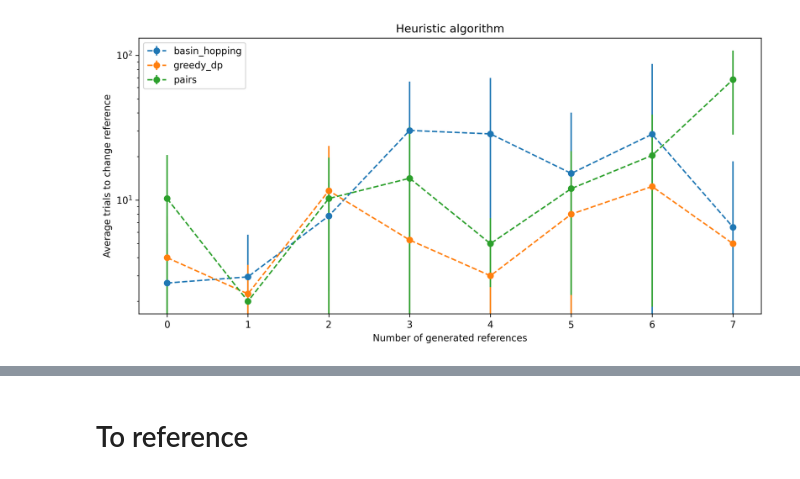
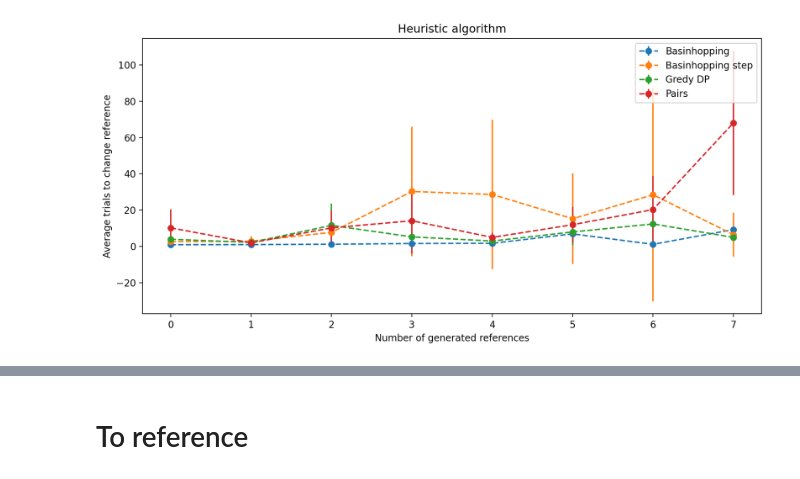
Before and after one commit to Janix4000/holes-in-elections, a Jupyter notebook: approval_l1/heuristic_to_change_next_reference_metric.ipynb, the cells around one changed output, grey strips where cells are left out. Cells and saved outputs as stored; diff of their text form; code cells hidden in the pictures.

```diff
--- a/approval_l1/heuristic_to_change_next_reference_metric.ipynb
+++ b/approval_l1/heuristic_to_change_next_reference_metric.ipynb
@@ -7,6 +8,6 @@ import plotly.express as px
 # %%
 families = ['noise', 'truncated_urn', 'euclidean', 'resampling']
-algos = ['basin_hopping', 'greedy_dp', 'pairs']
+algos = ['basin_hopping_step', 'basin_hopping', 'greedy_dp', 'pairs']
 num_trials = 10
 
 res_dir = os.path.join('results', 'heuristic_to_change_next_reference_metric', '30x60')
@@ -64,13 +150,13 @@ SyntaxError: invalid syntax (3141901050.py, line 1)
 # %%
-fig, ax = plt.subplots(dpi=300, figsize=(10, 5))
+# fig, ax = plt.subplots(dpi=300, figsize=(10, 5))
 
-for (family, algo), steps in df.groupby(level=(0, 1)):
-    xs = steps.index.get_level_values(-1)
-    ax.errorbar(xs, steps['mean'], steps['std'], label=f'{family} {algo}', fmt='--o')
+# for (family, algo), steps in df.groupby(level=(0, 1)):
+#     xs = steps.index.get_level_values(-1)
+#     ax.errorbar(xs, steps['mean'], steps['std'], label=f'{family} {algo}', fmt='--o')
 
-ax.set_xlabel('Number of generated references')
-ax.set_ylabel('Average trials to change reference')
-ax.set_title('Heuristic algorithm')
-ax.set_yscale('log')
-ax.legend()
-fig.tight_layout()
+# ax.set_xlabel('Number of generated references')
+# ax.set_ylabel('Average trials to change reference')
+# ax.set_title('Heuristic algorithm')
+# ax.set_yscale('log')
+# ax.legend()
+# fig.tight_layout()
@@ -101,15 +166,15 @@ df
 # %%
-fig, ax = plt.subplots(dpi=300, figsize=(10, 5))
+fig, ax = plt.subplots(dpi=200, figsize=(10, 5))
 
 for algo, steps in df.groupby(level=0):
     xs = steps.index.get_level_values(-1)
-    ax.errorbar(xs, steps['mean'], steps['std'], label=f'{algo}', fmt='--o')
+    ax.errorbar(xs, steps['mean'], steps['std'], label=f'{algo_name[algo]}', fmt='--o')
 
 ax.set_xlabel('Number of generated references')
 ax.set_ylabel('Average trials to change reference')
 ax.set_title('Heuristic algorithm')
-ax.set_yscale('log')
+# ax.set_yscale('log')
 ax.legend()
 fig.tight_layout()
 # %% [output]
-[figure, old version]
+[figure, new version]
```
Also changed, not shown: parts of 26 cells of this notebook.
